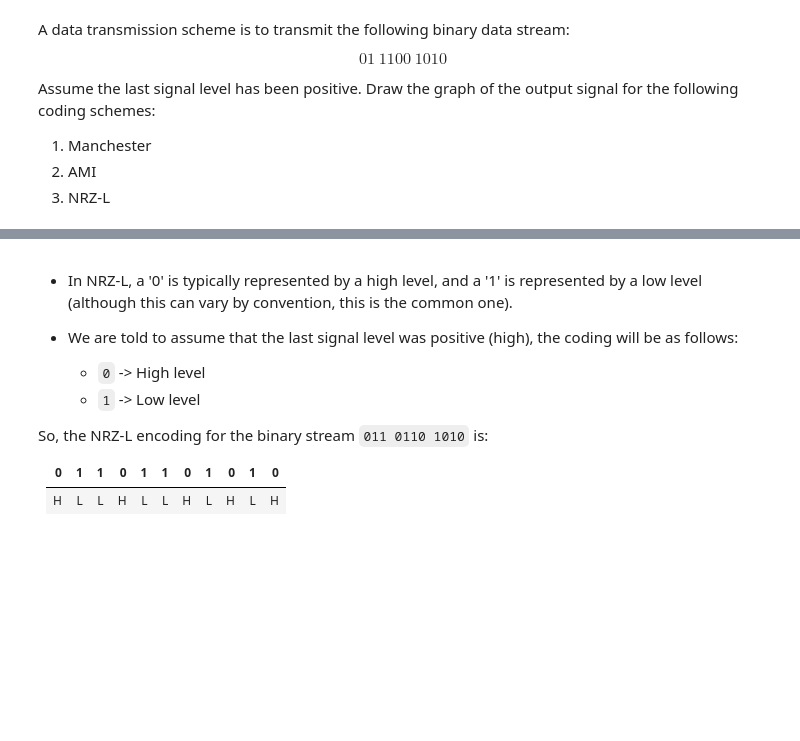
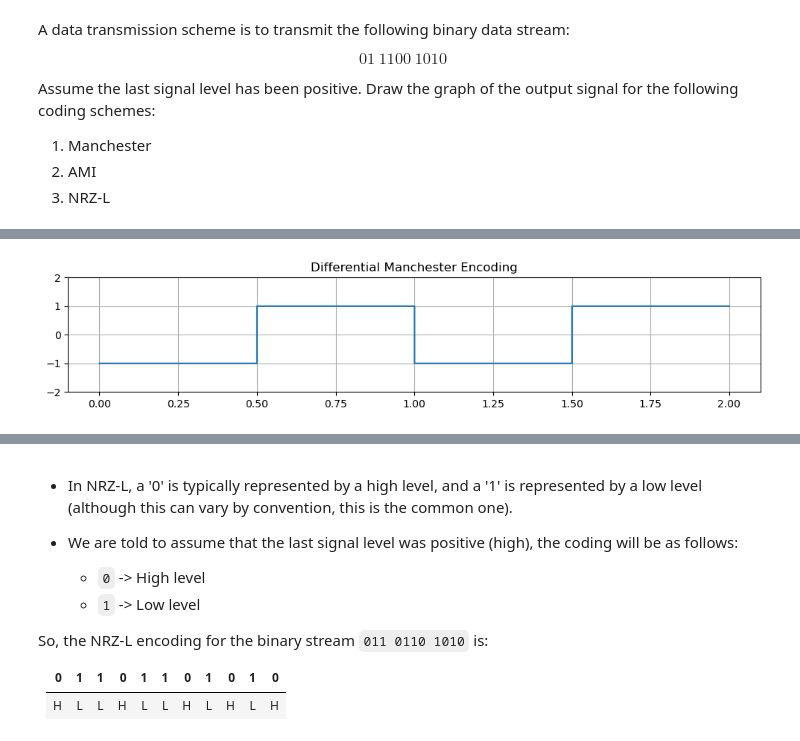
Before and after one commit to SDevTutors/learn-computer-networking, a Jupyter notebook: exam-papers/2023-data-communications-sample-cone07001-solution.ipynb, the cells around one changed output, grey strips where cells are left out. Cells and saved outputs as stored; diff of their text form; code cells hidden in the pictures; blank space fills up the shorter version.

```diff
--- a/exam-papers/2023-data-communications-sample-cone07001-solution.ipynb
+++ b/exam-papers/2023-data-communications-sample-cone07001-solution.ipynb
@@ -262,0 +289,49 @@ data = "01 1100 1010".replace(" ", "")
+# %%
+data = "01".replace(" ", "")
+# Define the time points for each bit in the stream
+
+sampling_rate = 1000  # 100 samples per bit
+# make  (sampling_rate / 2)  samples for each half of the bit name is
+half_sampling_rate = sampling_rate // 2
+
+t = linspace(0, len(data), len(data) * sampling_rate)
+
+# Differential Manchester encoding
+diff_manchester = []
+
+last_level = 1  # Assume last level was positive (high)
+
+for bit in data:
+
+    if bit == "0":
+
+        last_level *= -1
+
+        diff_manchester.extend(
+            [last_level] * half_sampling_rate + [-last_level] * half_sampling_rate
+        )
+
+    else:
+
+        diff_manchester.extend(
+            [last_level] * half_sampling_rate + [-last_level] * half_sampling_rate
+        )
+
+        last_level *= -1
+
+
+# Plotting Differential Manchester result
+
+plt.figure(figsize=(12, 2))
+
+plt.plot(t, diff_manchester, drawstyle="steps-post")
+
+plt.title("Differential Manchester Encoding")
+
+plt.ylim([-2, 2])
+
+plt.grid(True)
+
+plt.show()
+# %% [output]
+[figure, added]
```
Also changed, not shown: parts of 7 cells of this notebook.
